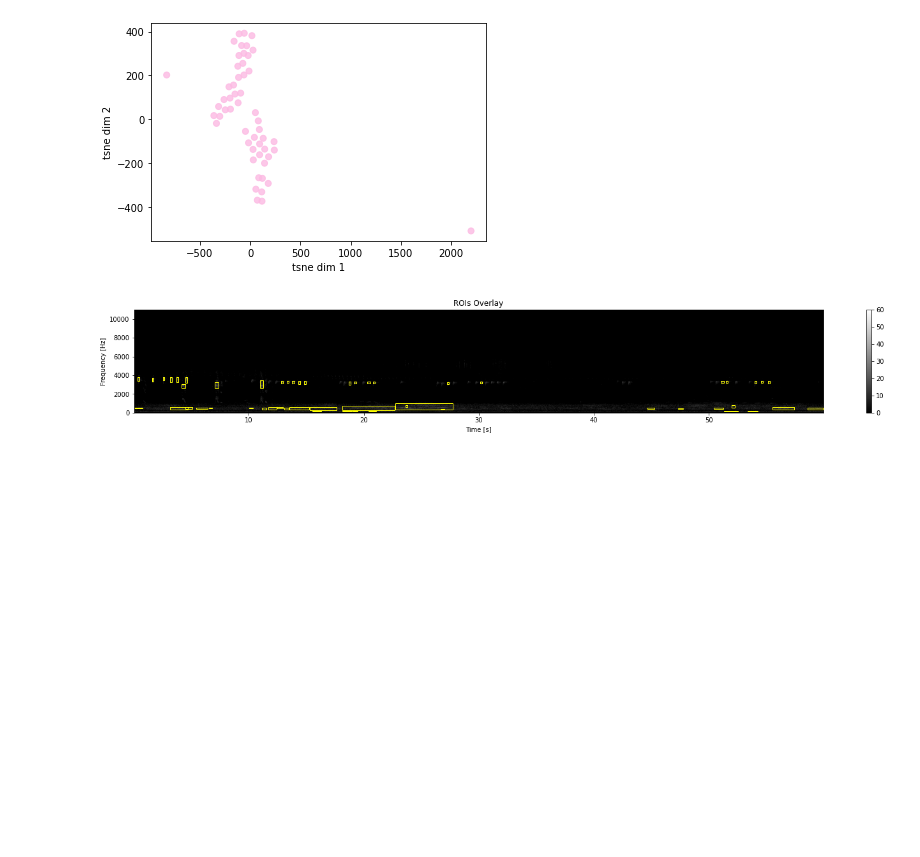
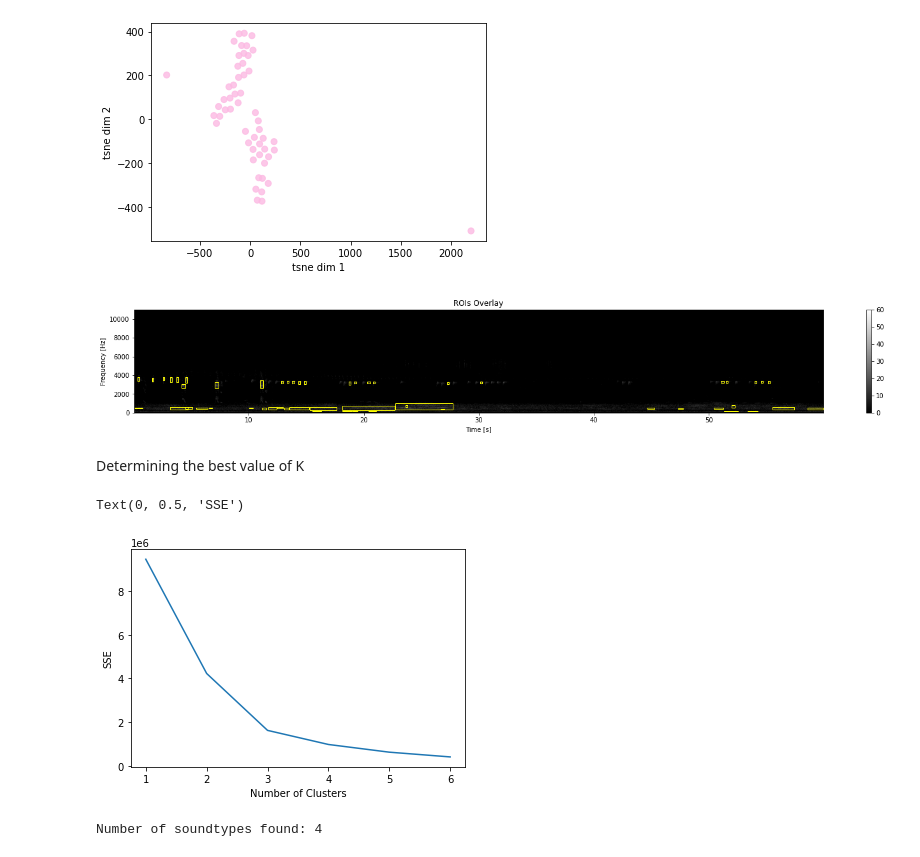
Before and after one commit to thomasnapier/AudioHandling, a Jupyter notebook: UnsupervisedClassification.ipynb, the cells around one changed output. Cells and saved outputs as stored; diff of their text form; code cells hidden in the pictures; blank space fills up the shorter version.

Commit message:
Add k-means clustering code, Add signal denoising

```diff
--- a/UnsupervisedClassification.ipynb
+++ b/UnsupervisedClassification.ipynb
@@ -98,3 +101,29 @@ ax0, fig0 = overlay_rois(Sxx_db, df_rois, **{'vmin':0, 'vmax':60, 'extent':ext})
 # %% [output]
 [figure]
 [figure]
+# %% [markdown]
+Determining the best value of K
+# %%
+%matplotlib inline
+
+numClusters = [1,2,3,4,5,6]
+SSE = []
+for k in numClusters:
+    k_means = cluster.KMeans(n_clusters=k)
+    k_means.fit(Y)
+    SSE.append(k_means.inertia_)
+
+plt.plot(numClusters, SSE)
+plt.xlabel('Number of Clusters')
+plt.ylabel('SSE')
+# %% [output]
+Text(0, 0.5, 'SSE')
+[figure, added]
+# %%
+from sklearn import cluster
+
+k_means = cluster.KMeans(n_clusters=4, max_iter=50, random_state=1)
+k_means.fit(Y)
+print('Number of soundtypes found:', np.unique(k_means.labels_).size)
+# %% [output]
+Number of soundtypes found: 4
```
Also changed, not shown: parts of 3 cells of this notebook, 3 other files.
